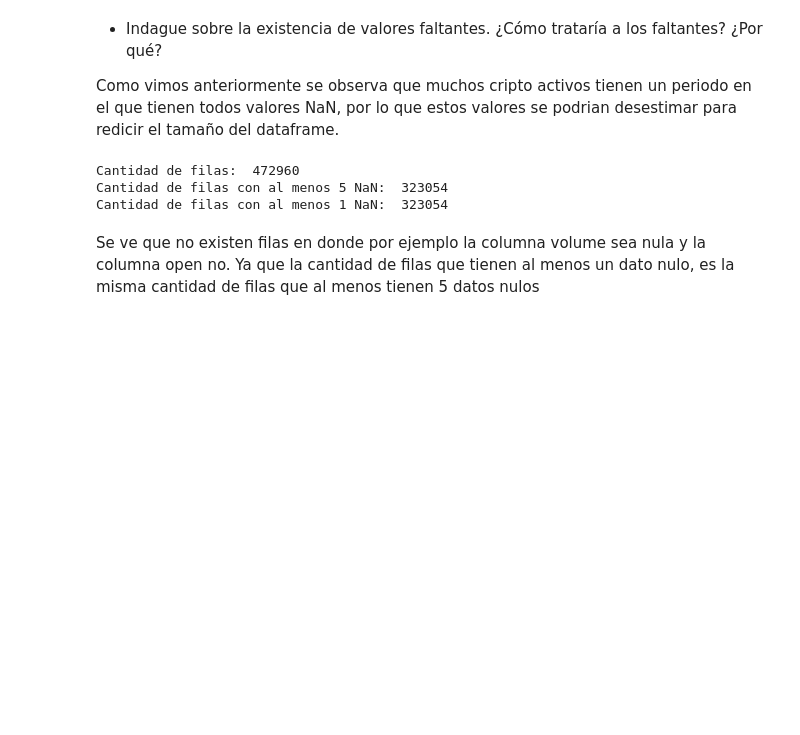
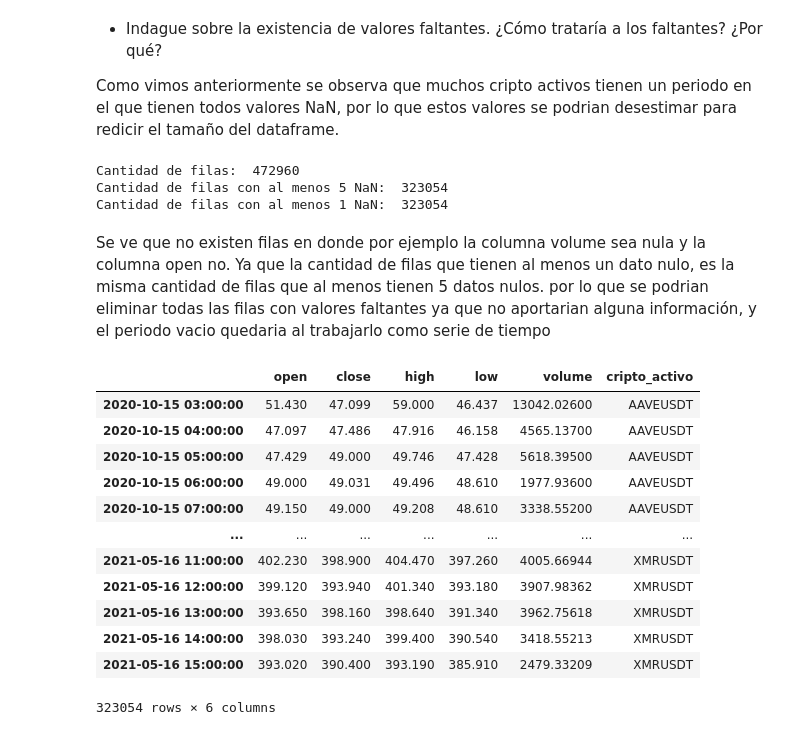
Before and after one commit to charly3d/Diplomatura-de-Datos-Mentoria, a Jupyter notebook: TP1_Analisis_y_Visualizacion/Analisis_y_Visualizacion 21-05-2021.ipynb, the cells around one changed output. Drawn from its saved outputs; the diff is of its cells as text; code cells hidden in the pictures; blank space fills up the shorter version.

```diff
--- a/TP1_Analisis_y_Visualizacion/Analisis_y_Visualizacion 21-05-2021.ipynb
+++ b/TP1_Analisis_y_Visualizacion/Analisis_y_Visualizacion 21-05-2021.ipynb
@@ -318,4 +320,20 @@ Cantidad de filas con al menos 5 NaN:  323054
 Cantidad de filas con al menos 1 NaN:  323054
 # %% [markdown]
 Se ve que no existen filas en donde por ejemplo la columna volume sea nula y la columna open no.
-Ya que la cantidad de filas que tienen al menos un dato nulo, es la misma cantidad de filas que al menos tienen 5 datos nulos
+Ya que la cantidad de filas que tienen al menos un dato nulo, es la misma cantidad de filas que al menos tienen 5 datos nulos. por lo que se podrian eliminar todas las filas con valores faltantes ya que no aportarian alguna información, y el periodo vacio quedaria al trabajarlo como serie de tiempo
+# %%
+df=df.dropna()
+# %% [output]
+|  | open | close | high | low | volume | cripto_activo |
+| 2020-10-15 03:00:00 | 51.430 | 47.099 | 59.000 | 46.437 | 13042.02600 | AAVEUSDT |
+| 2020-10-15 04:00:00 | 47.097 | 47.486 | 47.916 | 46.158 | 4565.13700 | AAVEUSDT |
+| 2020-10-15 05:00:00 | 47.429 | 49.000 | 49.746 | 47.428 | 5618.39500 | AAVEUSDT |
+| 2020-10-15 06:00:00 | 49.000 | 49.031 | 49.496 | 48.610 | 1977.93600 | AAVEUSDT |
+| 2020-10-15 07:00:00 | 49.150 | 49.000 | 49.208 | 48.610 | 3338.55200 | AAVEUSDT |
+| ... | ... | ... | ... | ... | ... | ... |
+| 2021-05-16 11:00:00 | 402.230 | 398.900 | 404.470 | 397.260 | 4005.66944 | XMRUSDT |
+| 2021-05-16 12:00:00 | 399.120 | 393.940 | 401.340 | 393.180 | 3907.98362 | XMRUSDT |
+| 2021-05-16 13:00:00 | 393.650 | 398.160 | 398.640 | 391.340 | 3962.75618 | XMRUSDT |
+| 2021-05-16 14:00:00 | 398.030 | 393.240 | 399.400 | 390.540 | 3418.55213 | XMRUSDT |
+| 2021-05-16 15:00:00 | 393.020 | 390.400 | 393.190 | 385.910 | 2479.33209 | XMRUSDT |
+323054 rows × 6 columns
```
Also changed, not shown: parts of 4 cells of this notebook.
